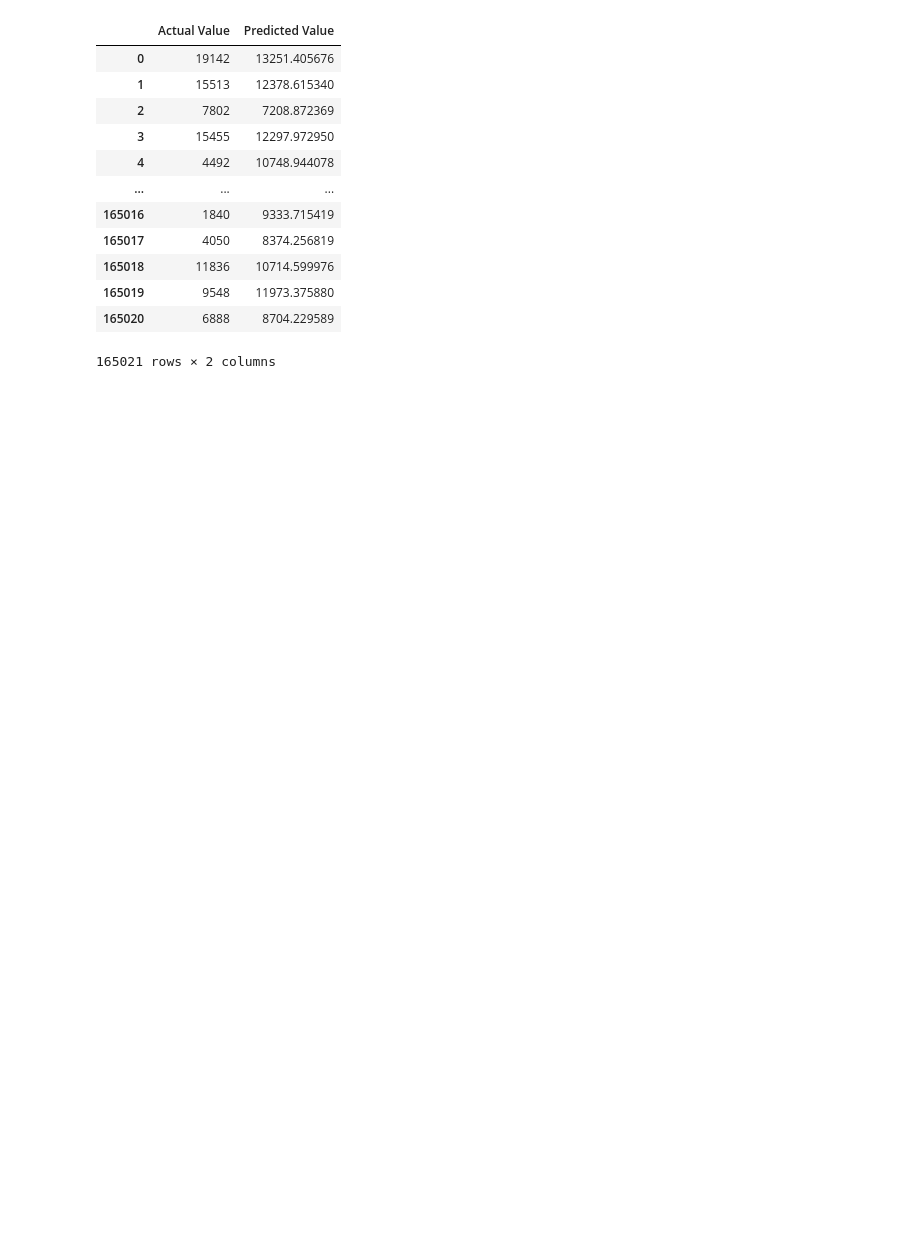
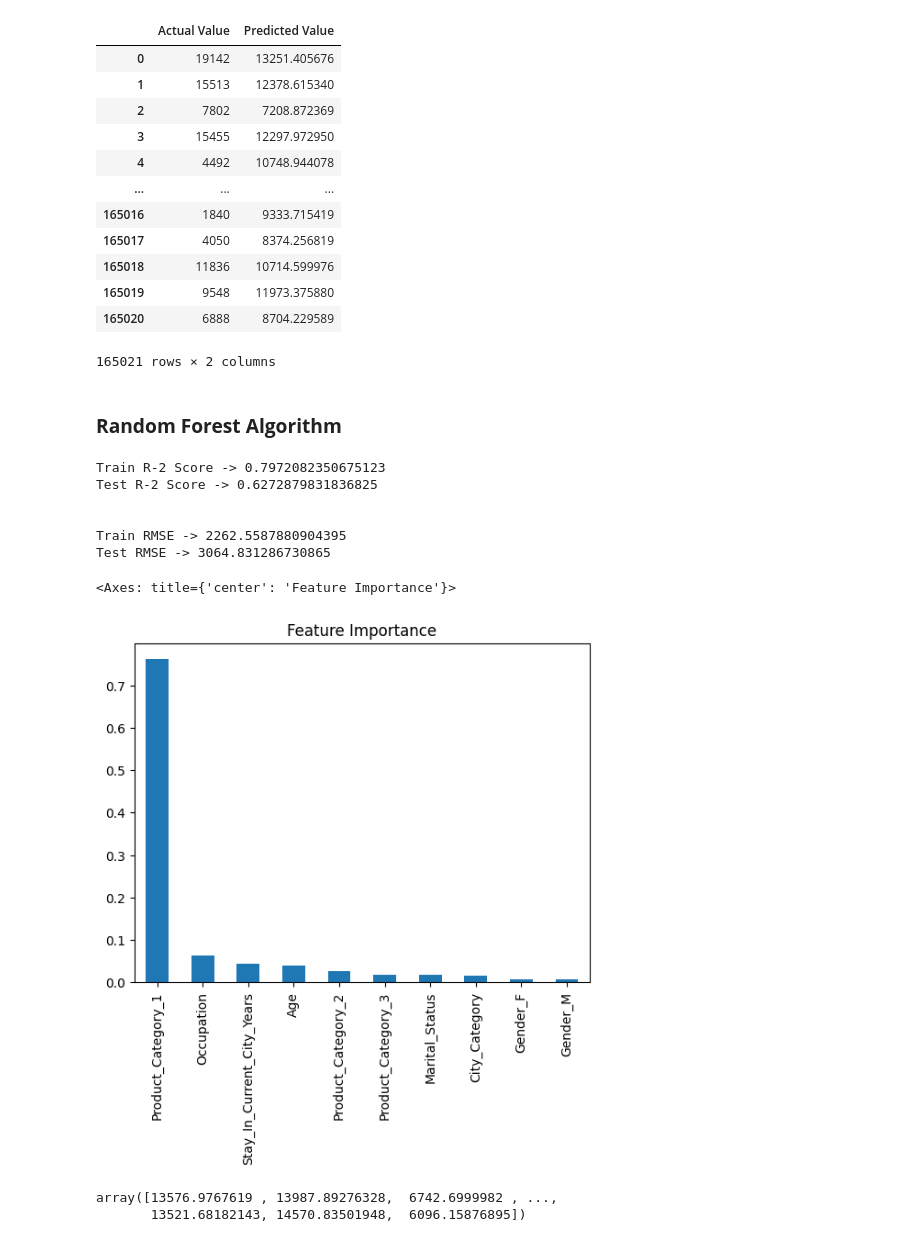
Before and after one commit to ManojDarshanR/Black-Friday-Sales-Prediction, a Jupyter notebook: BlackFridayDataAnalytics.ipynb, the cells around one changed output. Saved outputs shown, nothing was run; the diff lists cells and outputs as text; code cells hidden in the pictures; blank space fills up the shorter version.

```diff
--- a/BlackFridayDataAnalytics.ipynb
+++ b/BlackFridayDataAnalytics.ipynb
@@ -269,3 +309,26 @@ df
 | 165019 | 9548 | 11973.375880 |
 | 165020 | 6888 | 8704.229589 |
 165021 rows × 2 columns
+# %% [markdown]
+### **Random Forest Algorithm**
+# %%
+from sklearn.ensemble import RandomForestRegressor
+RFreg = RandomForestRegressor(n_jobs=-1)
+train_and_evaluate(RFreg,X_train,y_train,X_test,y_test)
+features = pd.Series(RFreg.feature_importances_, X.columns).sort_values(ascending=False)
+features.plot(kind='bar', title='Feature Importance')
+# %% [output]
+Train R-2 Score -> 0.7972082350675123
+Test R-2 Score -> 0.6272879831836825
+
+
+Train RMSE -> 2262.5587880904395
+Test RMSE -> 3064.831286730865
+<Axes: title={'center': 'Feature Importance'}>
+[figure, added]
+# %%
+RFreg_y_pred=RFreg.predict(X_test)
+RFreg_y_pred
+# %% [output]
+array([13576.9767619 , 13987.89276328,  6742.6999982 , ...,
+       13521.68182143, 14570.83501948,  6096.15876895])
```
Also changed, not shown: parts of 31 cells of this notebook.
